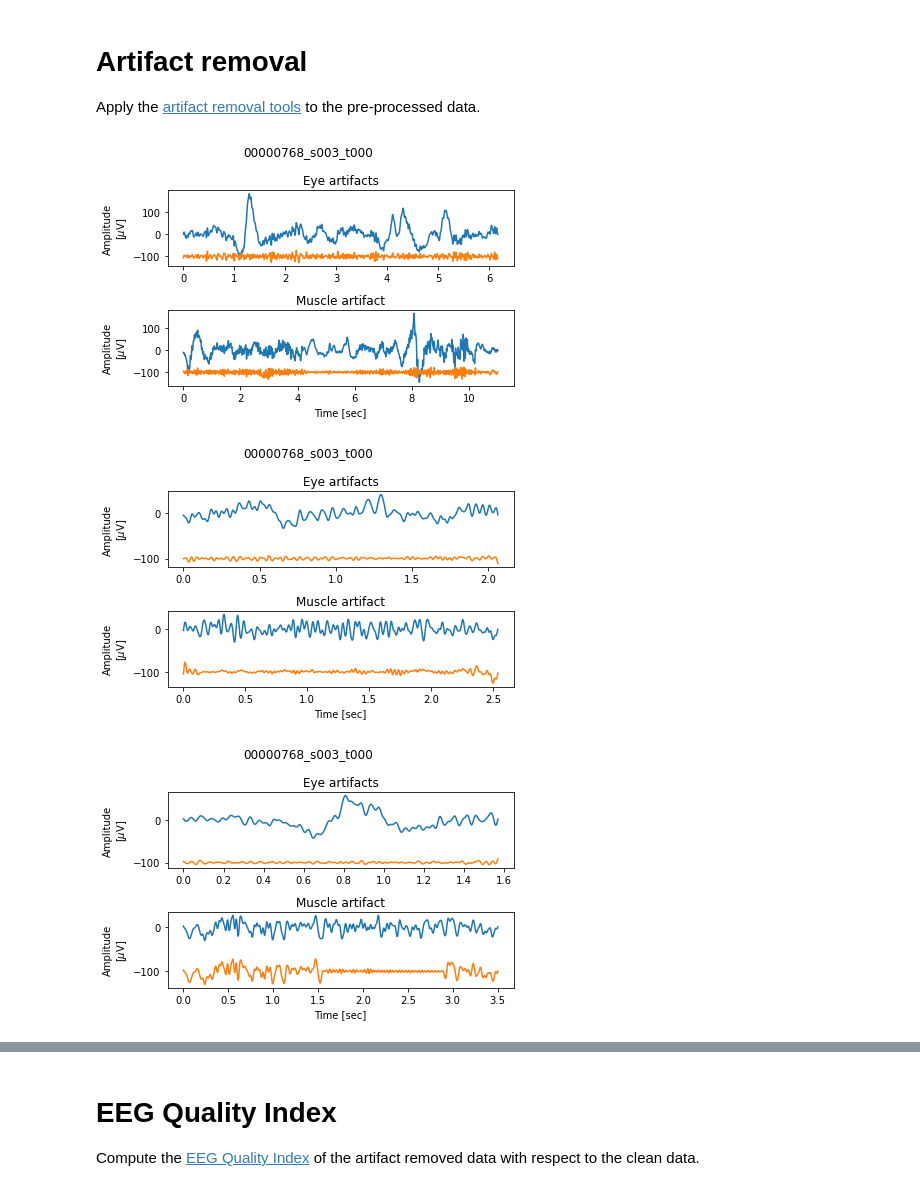
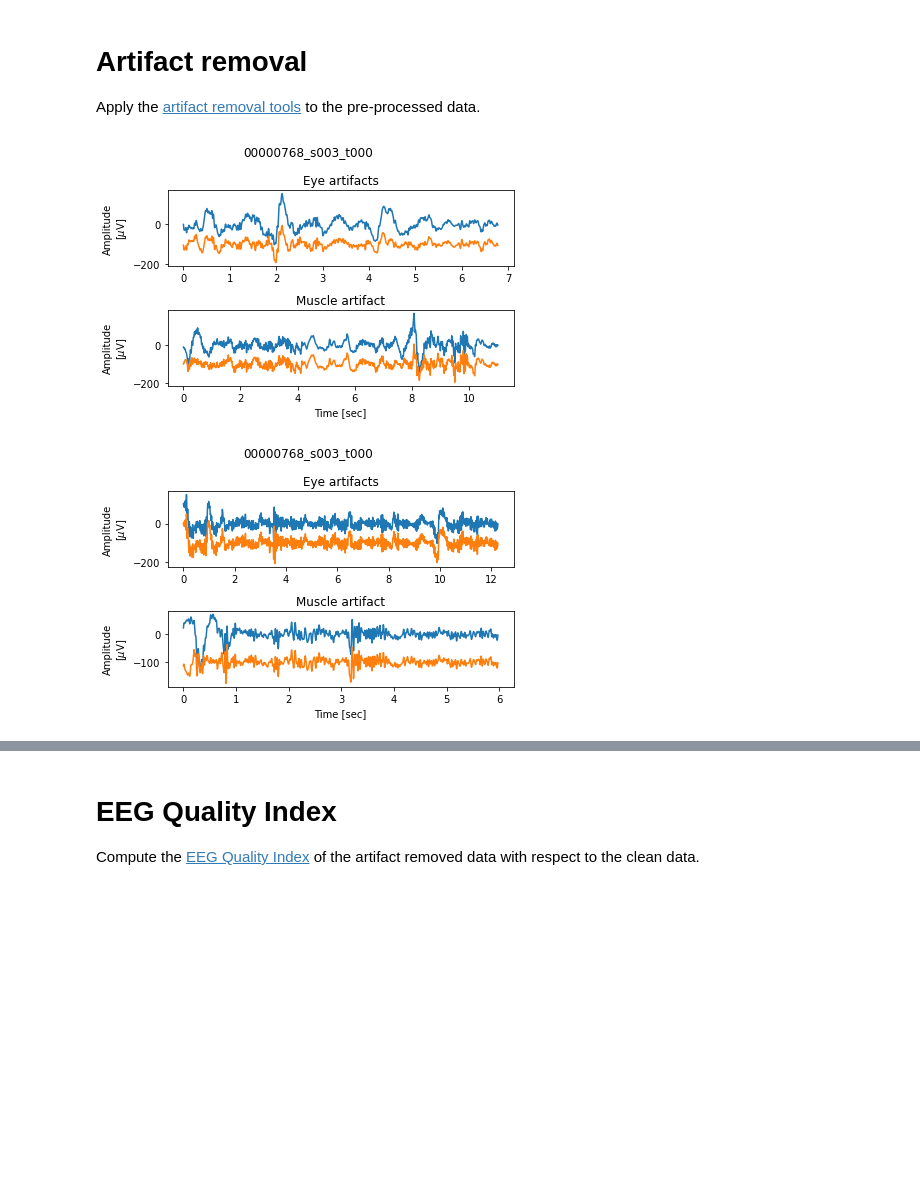
Before and after one commit to danielcomaduran/artifact-removal-tool-validation, a Jupyter notebook: Notebooks/02_Temple_Validation.ipynb, the cells around one changed output, grey strips where cells are left out. Saved outputs shown, nothing was run; the diff lists cells and outputs as text; code cells hidden in the pictures; blank space fills up the shorter version.

```diff
--- a/Notebooks/02_Temple_Validation.ipynb
+++ b/Notebooks/02_Temple_Validation.ipynb
@@ -101,0 +103,32 @@ Randomize the order of the artifacts
+# %%
+# Import module
+import random
+
+#%% Settings
+artifact_min_duration = 5   # Minimum duration of artifact in sec
+                            # - if == 0, all artifacts are considered
+
+def artifacts_duration_drop(artifacts, len, srate):
+    """
+        Drops artifacts in file to specified that are under a certain len [sec]
+    """
+    kept_artifacts = [None]
+
+    for a,artifact in enumerate(artifacts):
+        if np.max(np.shape(artifact)) >= len*srate:
+            kept_artifacts.append(artifact)
+
+    return kept_artifacts[1:]
+
+# Randomize artifact order
+for f,_ in enumerate(edf_files):
+    random.shuffle(eye_eeg[f])
+    random.shuffle(mus_eeg[f])
+
+    print(f'eye artifacts: {len(eye_eeg[f])}')
+
+    if artifact_min_duration > 0:
+        eye_eeg[f] = artifacts_duration_drop(eye_eeg[f], artifact_min_duration, srate[f])
+        mus_eeg[f] = artifacts_duration_drop(mus_eeg[f], artifact_min_duration, srate[f])
+
+    print(f'eye artifacts: {len(eye_eeg[f])}')
@@ -175,15 +216,17 @@ offset = 100    # Offset for filtered data (after scaling)
 
 # - ART settings
 window_length = 0.9 # Window length for embedding matrix [sec]
+fd_threshold = 1.3
+ssa_threshold = 0.1
 n_clusters = 10     # Number of clusters for kmean classification [n]
-n_artifacts = 3     # Number of artifacts trials to clean
+n_artifacts = 1     # Number of artifacts trials to clean
 
 #%% Preallocate data
 eye_clean = [None] * n_files
 mus_clean = [None] * n_files
 
 #%% Apply ART
-for f in range(n_files):
+for f in range(n_files-1):
     # Preallocate variables
     eye_clean[f] = [None] * n_artifacts
     mus_clean[f] = [None] * n_artifacts
@@ -193,34 +236,37 @@ for f in range(n_files):
             eye_pre_eeg[f][a],
             srate=srate[f],
             window_length=window_length,
+            fd_threshold=fd_threshold,
+            ssa_threshold=ssa_threshold,
             n_clusters=n_clusters)
 
         [mus_clean[f][a],_,_] = art.remove_eyeblinks_cpu(
-            mus_pre_eeg[f][b],
+            mus_pre_eeg[f][a],
             srate=srate[f],
             window_length=window_length,
+            fd_threshold=fd_threshold,
+            ssa_threshold=ssa_threshold,
             n_clusters=n_clusters)
 
     if plot:
         fig, ax = plt.subplots(2, 1)
         plt.suptitle(f"{file}")
 
         ax[0].set_title("Eye artifacts")
         temp_time = np.linspace(0, np.max(np.shape(eye_pre_eeg[f][0]))/srate[f], np.max(np.shape(eye_pre_eeg[f][0])))
         ax[0].plot(temp_time, scale*eye_pre_eeg[f][0][0,:], label="filt")
         ax[0].plot(temp_time, scale*eye_clean[f][0][0,:] - offset, label="clean")
         ax[0].set_ylabel("Amplitude\n[$\mu$V]")
 
         ax[1].set_title("Muscle artifact")
         temp_time = np.linspace(0, np.max(np.shape(mus_pre_eeg[f][0]))/srate[f], np.max(np.shape(mus_pre_eeg[f][0])))
         ax[1].plot(temp_time, scale*mus_pre_eeg[f][0][0,:], label="filt")
         ax[1].plot(temp_time, scale*mus_clean[f][0][0,:] - offset, label="clean")
         ax[1].set_ylabel("Amplitude\n[$\mu$V]")
         ax[1].set_xlabel("Time [sec]")
 
         plt.tight_layout()
         del temp_time
 # %% [output]
-[figure, old version]
+[figure, new version]
-[figure, old version]
+[figure, new version]
-[figure, removed]
```
Also changed, not shown: parts of 8 cells of this notebook, 1 other file.
